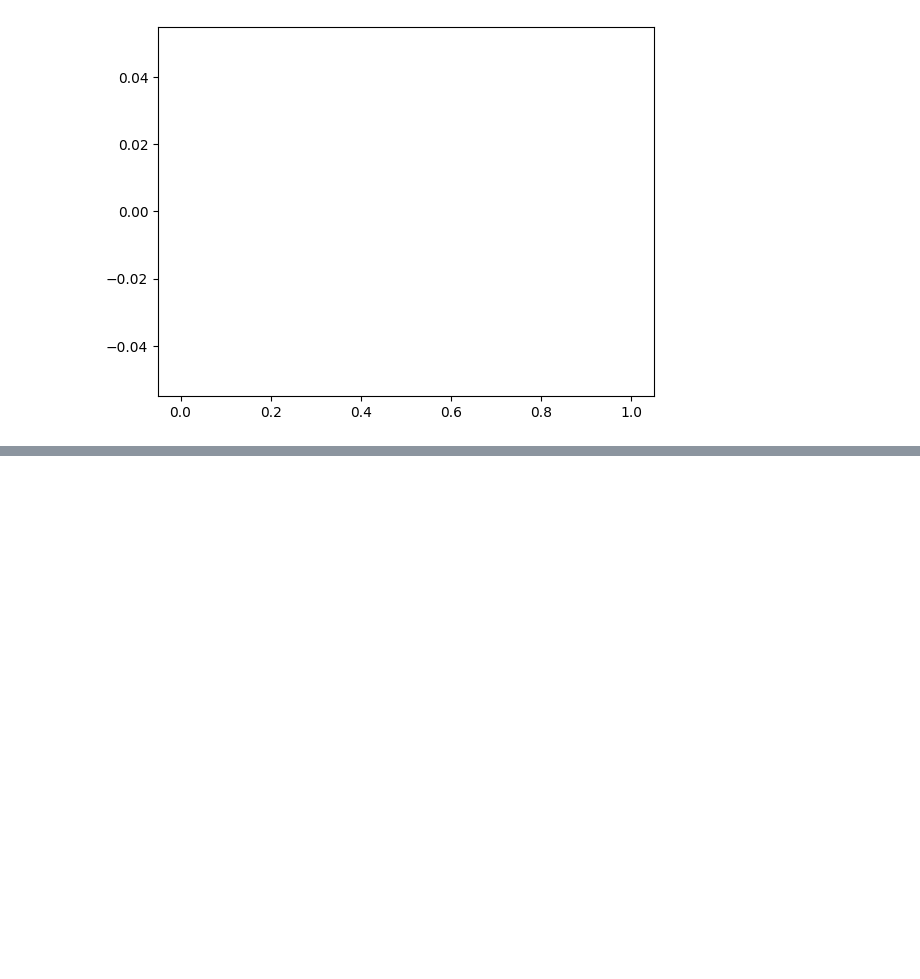
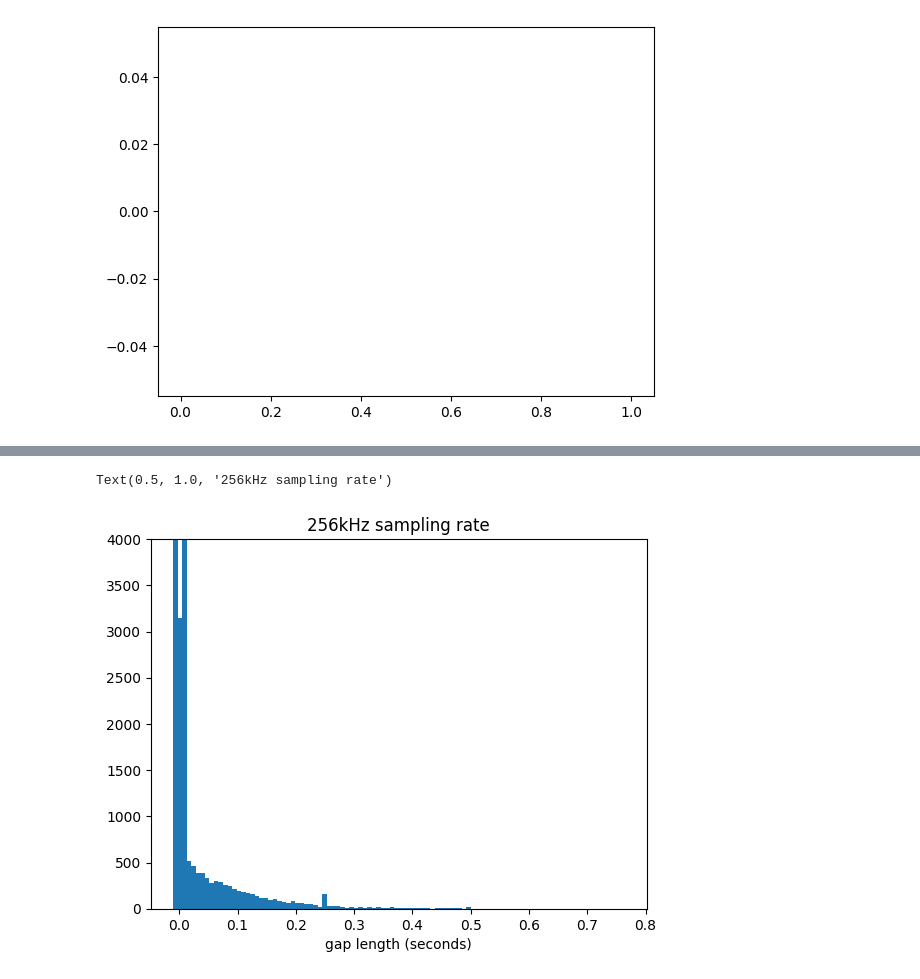
Before and after one commit to ooi-data/ooi-hyd-tools, a Jupyter notebook: notebooks/07_256khz_testing_analysis.ipynb, the cells around one changed output, grey strips where cells are left out. Cells and saved outputs as stored; diff of their text form; code cells hidden in the pictures; blank space fills up the shorter version.

```diff
--- a/notebooks/07_256khz_testing_analysis.ipynb
+++ b/notebooks/07_256khz_testing_analysis.ipynb
@@ -160,0 +225,8 @@ NameError: name 'fsspec' is not defined
+# %%
+_ = plt.hist(gaps_256, bins=100)
+plt.ylim(0, 4000)
+plt.xlabel("gap length (seconds)")
+plt.title("256kHz sampling rate")
+# %% [output]
+Text(0.5, 1.0, '256kHz sampling rate')
+[figure, added]
```
Also changed, not shown: parts of 20 cells of this notebook, 1 other file.
